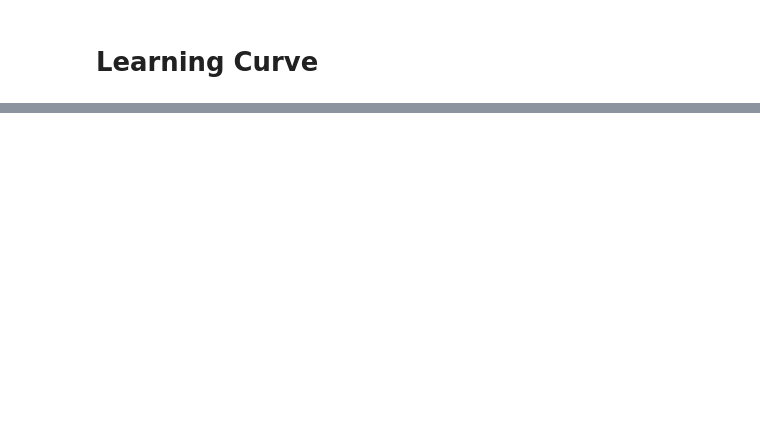
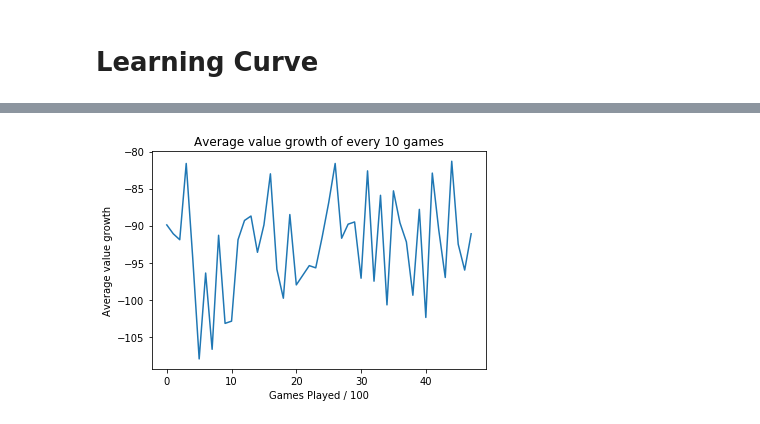
Before and after one commit to Edward-FitzSimons/TetrisAgent_ML, a Jupyter notebook: data_view.ipynb, the cells around one changed output, grey strips where cells are left out. Cells and saved outputs as stored; diff of their text form; code cells hidden in the pictures; blank space fills up the shorter version.

```diff
--- a/data_view.ipynb
+++ b/data_view.ipynb
@@ -90,0 +99,12 @@ plt.show()
+# %%
+growth = []
+for i in range(10, len(data['Value']) - 10, 10):
+    growth.append(np.mean(data['Value'][i - 10: i]))
+
+plt.plot(growth)
+plt.title('Average value growth of every 10 games')
+plt.xlabel('Games Played / 100')
+plt.ylabel('Average value growth')
+plt.show()
+# %% [output]
+[figure, added]
```
Also changed, not shown: parts of 4 cells of this notebook, 2 other files.
